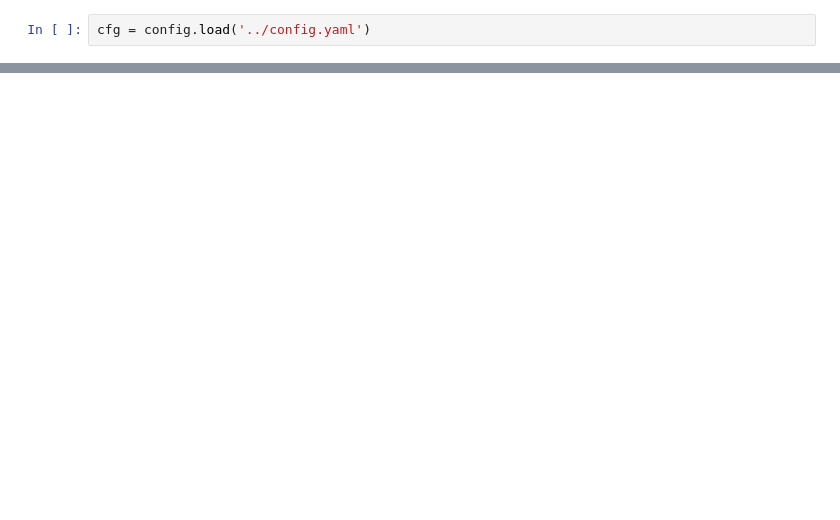
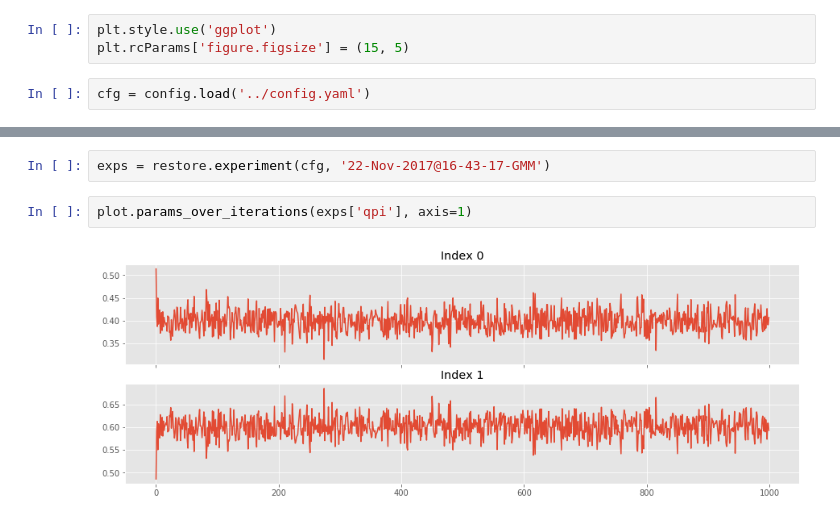
Before and after one commit to edublancas/neural-clustering, a Jupyter notebook: notebooks/4-experiments.ipynb, the cells around one changed output, grey strips where cells are left out. Cells and saved outputs as stored; diff of their text form; blank space fills up the shorter version.

```diff
--- a/notebooks/4-experiments.ipynb
+++ b/notebooks/4-experiments.ipynb
@@ -16,3 +15,6 @@ The autoreload extension is already loaded. To reload it, use:
+# %%
+plt.style.use('ggplot')
+plt.rcParams['figure.figsize'] = (15, 5)
 # %%
 cfg = config.load('../config.yaml')
 # %%
@@ -23,0 +27,6 @@ summarize_experiments(cfg)
+# %%
+exps = restore.experiment(cfg, '22-Nov-2017@16-43-17-GMM')
+# %%
+plot.params_over_iterations(exps['qpi'], axis=1)
+# %% [output]
+[figure, added]
```
Also changed, not shown: parts of 3 cells of this notebook, 5 other files.
